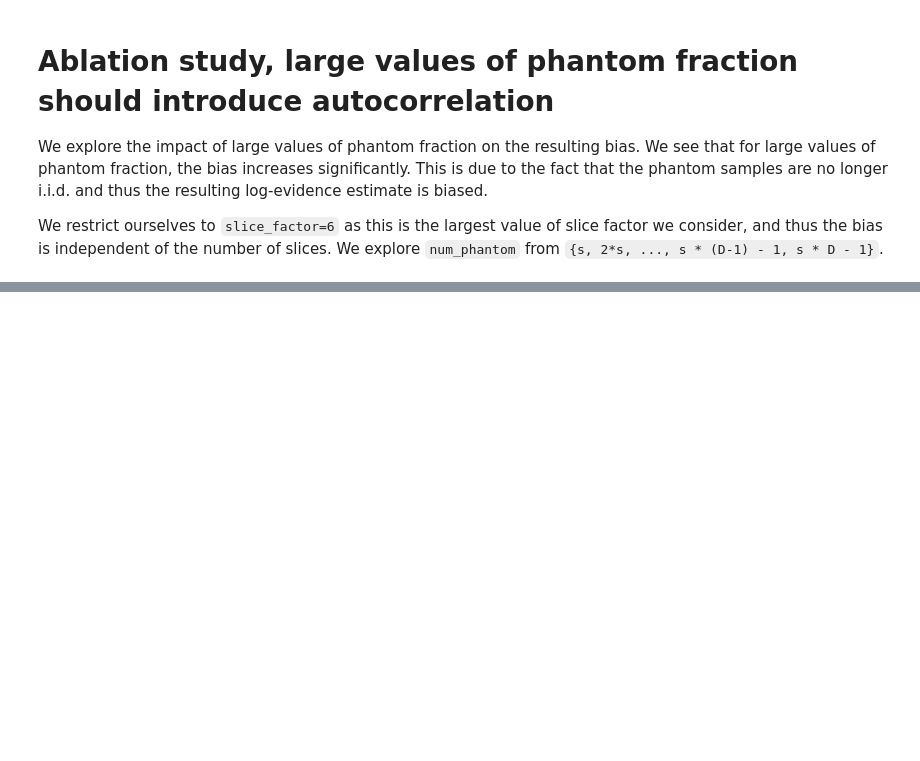
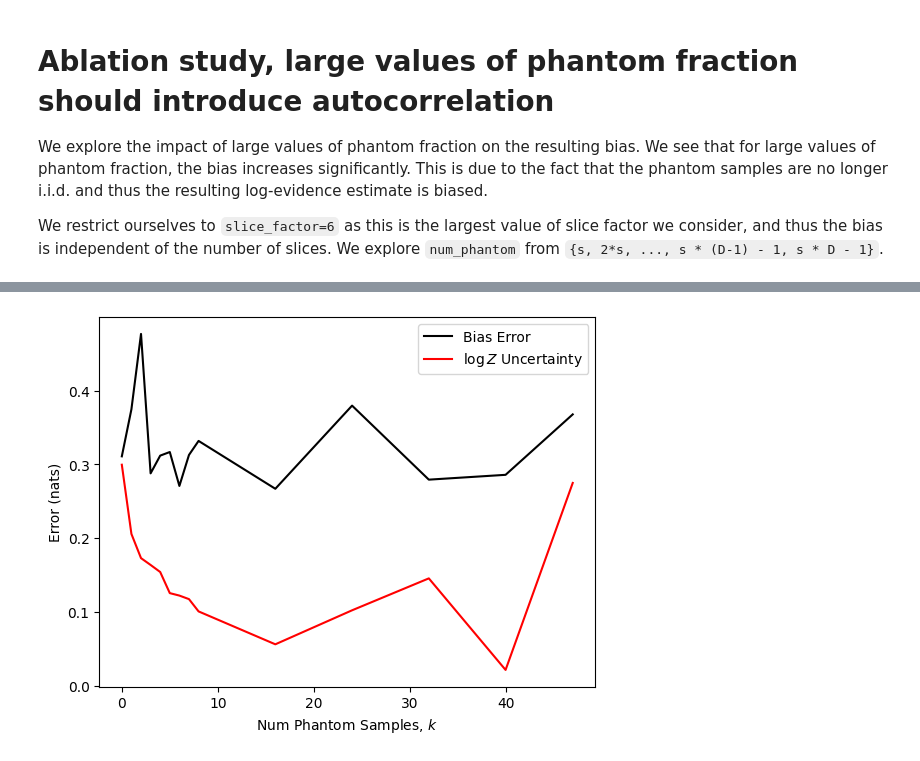
Before and after one commit to Joshuaalbert/jaxns, a Jupyter notebook: docs/papers/phantom-powered-nested-sampling/phantom_bias_tradeoff.ipynb, the cells around one changed output, grey strips where cells are left out. Drawn from its saved outputs; the diff is of its cells as text; code cells hidden in the pictures; blank space fills up the shorter version.

```diff
--- a/docs/papers/phantom-powered-nested-sampling/phantom_bias_tradeoff.ipynb
+++ b/docs/papers/phantom-powered-nested-sampling/phantom_bias_tradeoff.ipynb
@@ -347,0 +404,14 @@ plt.show()
+# %%
+# Plot how bias std grows and log_Z uncertainty decreases with increasing phantom fraction
+
+plt.figure()
+plt.plot(k_array, bias_std[0, :, 0], ls='-', c='k', label="Bias Error")
+plt.plot(k_array, log_Z_uncert_array[0,:, 0], ls='-', c='r', label=r"$\log Z$ Uncertainty")
+plt.xlabel(r"Num Phantom Samples, $k$")
+plt.ylabel("Error (nats)")
+plt.legend()
+plt.savefig(f"ablation_error_types_vs_k_{ndims}D.pdf", bbox_inches='tight', pad_inches=0, dpi=300)
+plt.savefig(f"ablation_error_types_vs_k_{ndims}D.png", bbox_inches='tight', pad_inches=0, dpi=300)
+plt.show()
+# %% [output]
+[figure, added]
```
Also changed, not shown: parts of 7 cells of this notebook, 6 other files.
